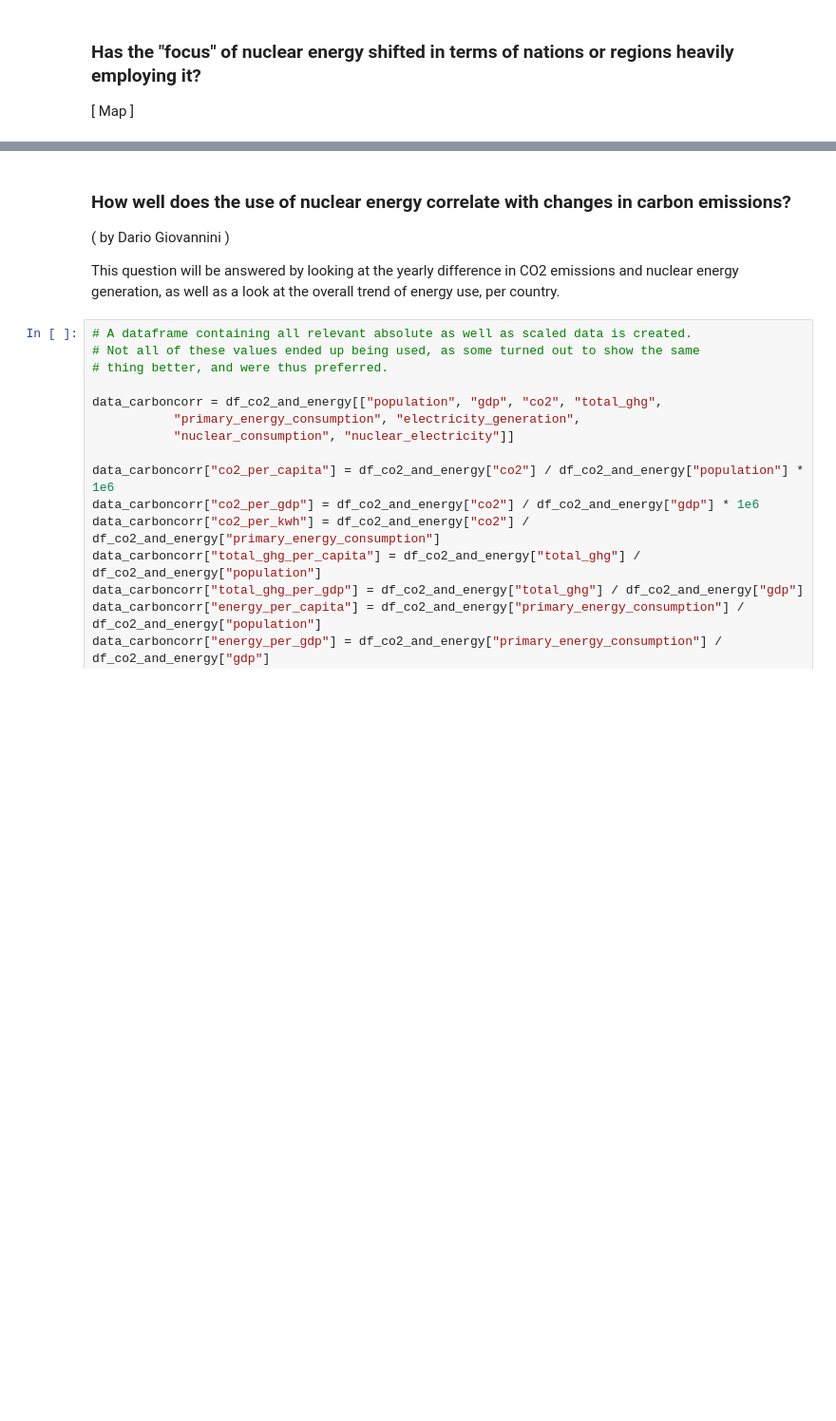
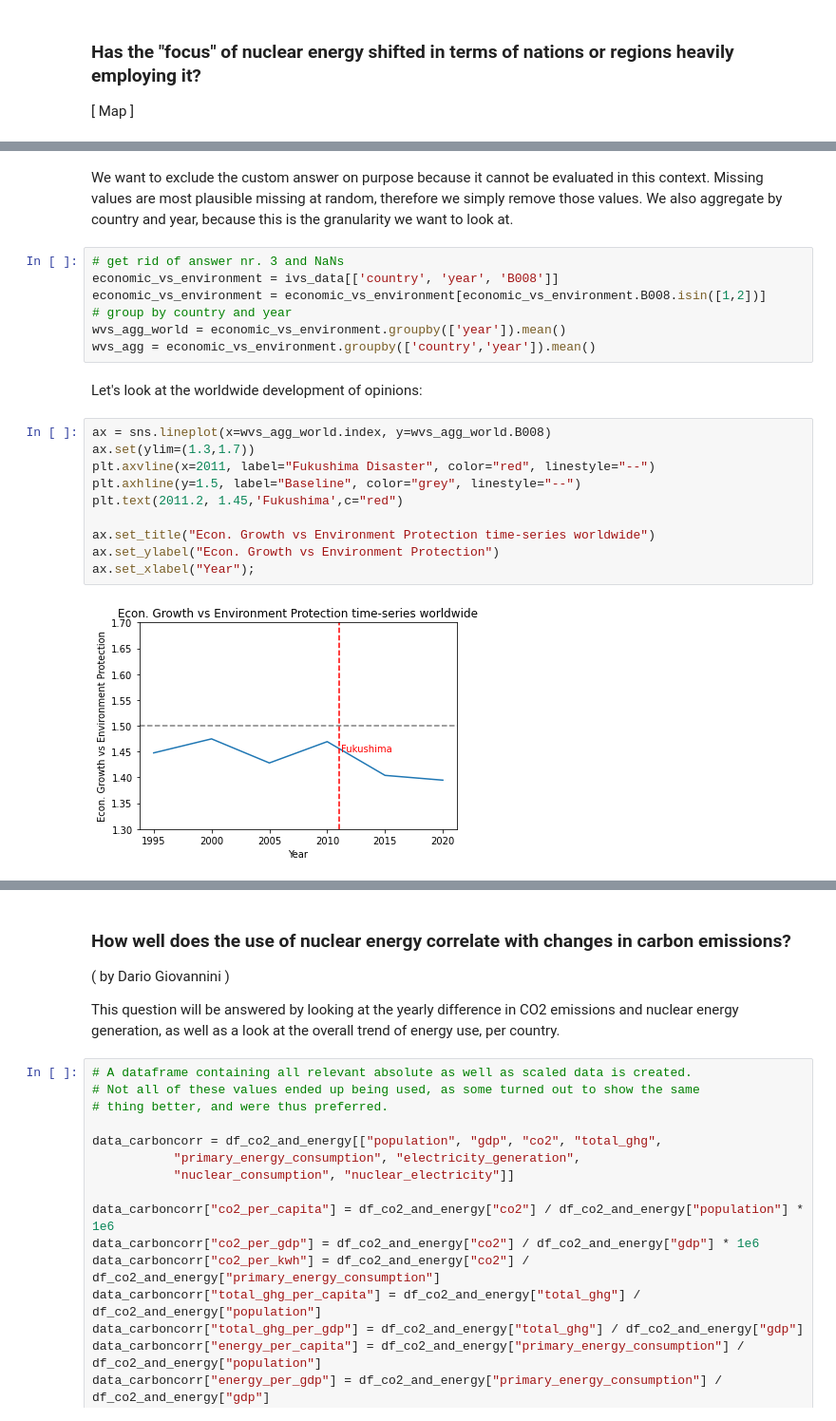
Before and after one commit to Molybdenum42/DOPP_Exercise3, a Jupyter notebook: submission_ready/exercise3_complete.ipynb, the cells around one changed output, grey strips where cells are left out. Shown at 95% size. Drawn from its saved outputs; the diff is of its cells as text; blank space fills up the shorter version.

```diff
--- a/submission_ready/exercise3_complete.ipynb
+++ b/submission_ready/exercise3_complete.ipynb
@@ -199,0 +267,23 @@ not sure if we actually did this / if the PowerplantDB data has this but if not
+# %% [markdown]
+We want to exclude the custom answer on purpose because it cannot be evaluated in this context. Missing values are most plausible missing at random, therefore we simply remove those values. We also aggregate by country and year, because this is the granularity we want to look at.
+# %%
+# get rid of answer nr. 3 and NaNs
+economic_vs_environment = ivs_data[['country', 'year', 'B008']]
+economic_vs_environment = economic_vs_environment[economic_vs_environment.B008.isin([1,2])]
+# group by country and year
+wvs_agg_world = economic_vs_environment.groupby(['year']).mean()
+wvs_agg = economic_vs_environment.groupby(['country','year']).mean()
+# %% [markdown]
+Let's look at the worldwide development of opinions:
+# %%
+ax = sns.lineplot(x=wvs_agg_world.index, y=wvs_agg_world.B008)
+ax.set(ylim=(1.3,1.7))
+plt.axvline(x=2011, label="Fukushima Disaster", color="red", linestyle="--")
+plt.axhline(y=1.5, label="Baseline", color="grey", linestyle="--")
+plt.text(2011.2, 1.45,'Fukushima',c="red")
+
+ax.set_title("Econ. Growth vs Environment Protection time-series worldwide")
+ax.set_ylabel("Econ. Growth vs Environment Protection")
+ax.set_xlabel("Year");
+# %% [output]
+[figure, added]
```
Also changed, not shown: parts of 37 cells of this notebook.
